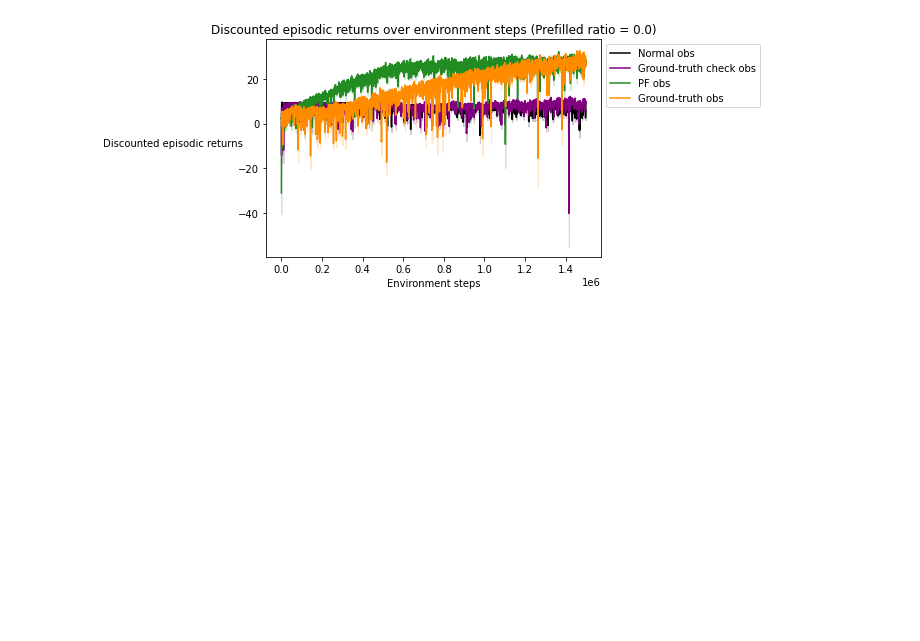
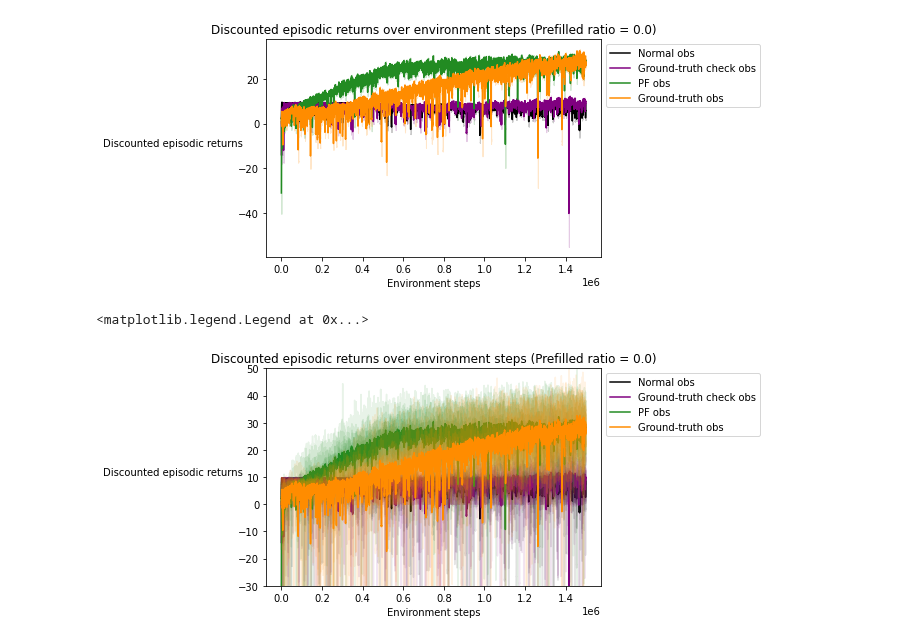
Before and after one commit to taodav/aux-inputs, a Jupyter notebook: analysis/plot_results_r.ipynb, the cells around one changed output. Cells and saved outputs as stored; diff of their text form; code cells hidden in the pictures; blank space fills up the shorter version.

```diff
--- a/analysis/plot_results_r.ipynb
+++ b/analysis/plot_results_r.ipynb
@@ -167,6 +167,26 @@ plt.legend(bbox_to_anchor=(1.00, 1), loc='upper left')
 # %% [output]
 <matplotlib.legend.Legend at 0x...>
 [figure]
+# %%
+# Here we do individual plots and no std errors
+x = np.arange(mapped_rg.shape[1])
+fig, ax = plt.figure(), plt.axes()
+
+for key, data, color in all_data:
+    for d in data:
+        ax.plot(x, d, color=color, alpha=0.1)
+    means = data.mean(axis=0)
+
+    ax.plot(x, means, label=key, color=color)
+ax.set_ylim([-30, 50])
+
+ax.set_xlabel('Environment steps')
+ax.set_ylabel(f"Discounted episodic returns", rotation=0, labelpad=65)
+ax.set_title(f'Discounted episodic returns over environment steps (Prefilled ratio = 0.0)')
+plt.legend(bbox_to_anchor=(1.00, 1), loc='upper left')
+# %% [output]
+<matplotlib.legend.Legend at 0x...>
+[figure, added]
 # %%
 # Now for RPG q-learning vs esarsa vs sarsa plots
 def group_by(dataset, key):
```
Also changed, not shown: parts of 2 cells of this notebook, 1 other file.
